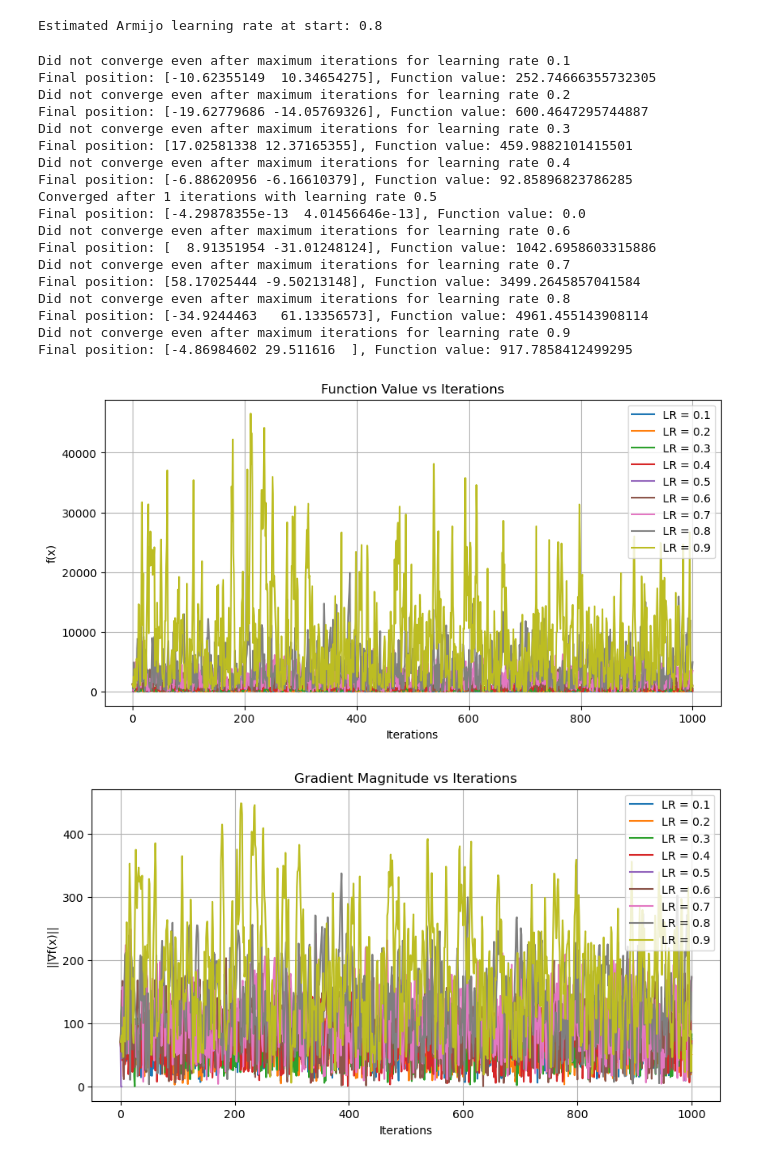
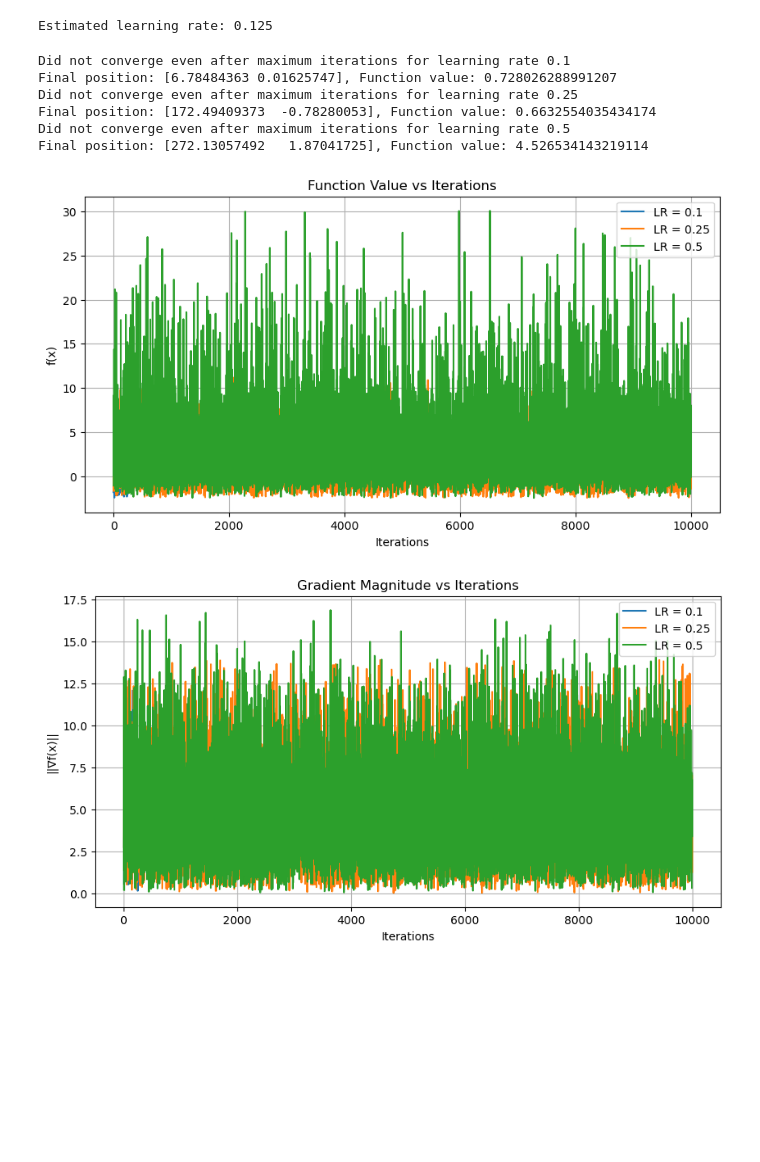
Before and after one commit to Devang420/Summer-Project, a Jupyter notebook: gradientdes.ipynb, the cells around one changed output. Saved outputs shown, nothing was run; the diff lists cells and outputs as text; code cells hidden in the pictures; blank space fills up the shorter version.

```diff
--- a/gradientdes.ipynb
+++ b/gradientdes.ipynb
@@ -98,5 +108,32 @@ def grad_f9(v):
+# %%
+
+# Constants
+K = 10
+alpha = 0
+np.random.seed(27)
+phi = 2 * np.pi * np.random.rand(K, K)  # random fixed phases
+
+# Function f(v) = sin(x) + y^2 + structured cosine noise
+def f_structured(v):
+    x, y = v
+    f_val = np.sin(x) + y**2
+    for k1 in range(K):
+        for k2 in range(K):
+            amp = 1.0 / (1 + k1**2 + k2**2)**(alpha / 2)
+            f_val += 0.08*(amp * np.cos(k1 * x + k2 * y + phi[k1, k2]))
+    return f_val
+def grad_structured(v):
+    x, y = v
+    df_dx = np.cos(x)
+    df_dy = 2 * y
+    for k1 in range(K):
+        for k2 in range(K):
+            amp = 1.0 / (1 + k1**2 + k2**2)**(alpha / 2)
+            df_dx += -0.08 * amp * k1 * np.sin(k1 * x + k2 * y + phi[k1, k2])
+            df_dy += -0.08 * amp * k2 * np.sin(k1 * x + k2 * y + phi[k1, k2])
+    return np.array([df_dx, df_dy])
 # %%
-def gradient_descent_fixed(f, grad_f, x_init, learning_rate, tolerance=1e-6, max_iter=1000):
+def gradient_descent_fixed(f, grad_f, x_init, learning_rate, tolerance=1e-6, max_iter=10000):
     x = x_init.copy()
     f_values = [f(x)]
     grad_norms = [np.linalg.norm(grad_f(x))]
@@ -126,3 +170,9 @@ def gradient_descent_fixed(f, grad_f, x_init, learning_rate, tolerance=1e-6, max
+# %%
+x = np.array([4.7, 0.0])  # current position
+estimated_alpha = estimate_learning_rate(f_structured, grad_structured, x)
+print("Estimated learning rate:", estimated_alpha)
+# %% [output]
+Estimated learning rate: 0.125
 # %%
-x_init = np.array([-27.0, 23.0])  # Starting point
-learning_rates = [0.1, 0.2, 0.3, 0.4, 0.5, 0.6, 0.7, 0.8, 0.9] # Learning rates to test
+x_init = np.array([4.7, 0.0])  # Starting point
+learning_rates = [0.1,0.25,0.5] # Learning rates to test
@@ -137,63 +179,44 @@ def armijo_backtracking(f, grad_f, x, direction, alpha=1.0, beta=0.8, sigma=1e-4
-# %%
-
-initial_direction = -grad_f1(x_init)
-armijo_alpha = armijo_backtracking(f1, grad_f1, x_init, initial_direction)
-print(f"Estimated Armijo learning rate at start: {armijo_alpha}\n")
-# %% [output]
-Estimated Armijo learning rate at start: 0.8
 # %%
 #for plotting all the results together
 f_results = {}
 grad_results = {}
 
 
 for lr in learning_rates:
-    f_vals, grad_vals = gradient_descent_fixed(f, grad_f, x_init, lr)
+    f_vals, grad_vals = gradient_descent_fixed(f_structured, grad_structured, x_init, lr)
     f_results[lr] = f_vals
     grad_results[lr] = grad_vals
 
 # Function Value Plot
 plt.figure(figsize=(10, 5))
 for lr in learning_rates:
     plt.plot(f_results[lr], label=f"LR = {lr}")
 plt.title("Function Value vs Iterations")
 plt.xlabel("Iterations")
 plt.ylabel("f(x)")
 plt.legend()
 plt.grid(True)
 plt.show()
 
 # Gradient Norm Plot
 plt.figure(figsize=(10, 5))
 for lr in learning_rates:
     plt.plot(grad_results[lr], label=f"LR = {lr}")
 plt.title("Gradient Magnitude vs Iterations")
 plt.xlabel("Iterations")
 plt.ylabel("||∇f(x)||")
 plt.legend()
 plt.grid(True)
 plt.show()
 # %% [output]
 Did not converge even after maximum iterations for learning rate 0.1
-Final position: [-10.62355149  10.34654275], Function value: 252.74666355732305
-Did not converge even after maximum iterations for learning rate 0.2
-Final position: [-19.62779686 -14.05769326], Function value: 600.4647295744887
-Did not converge even after maximum iterations for learning rate 0.3
-Final position: [17.02581338 12.37165355], Function value: 459.9882101415501
-Did not converge even after maximum iterations for learning rate 0.4
-Final position: [-6.88620956 -6.16610379], Function value: 92.85896823786285
-Converged after 1 iterations with learning rate 0.5
-Final position: [-4.29878355e-13  4.01456646e-13], Function value: 0.0
-Did not converge even after maximum iterations for learning rate 0.6
-Final position: [  8.91351954 -31.01248124], Function value: 1042.6958603315886
-Did not converge even after maximum iterations for learning rate 0.7
-Final position: [58.17025444 -9.50213148], Function value: 3499.2645857041584
-Did not converge even after maximum iterations for learning rate 0.8
-Final position: [-34.9244463   61.13356573], Function value: 4961.455143908114
-Did not converge even after maximum iterations for learning rate 0.9
-Final position: [-4.86984602 29.511616  ], Function value: 917.7858412499295
+Final position: [6.78484363 0.01625747], Function value: 0.728026288991207
+Did not converge even after maximum iterations for learning rate 0.25
+Final position: [172.49409373  -0.78280053], Function value: 0.6632554035434174
+Did not converge even after maximum iterations for learning rate 0.5
+Final position: [272.13057492   1.87041725], Function value: 4.526534143219114
-[figure, old version]
+[figure, new version]
-[figure, old version]
+[figure, new version]
 # %%
 #for plotting side-by-side subplots for EACH learning rate
 for lr in learning_rates:
```
Also changed, not shown: parts of 4 cells of this notebook, 9 other files.
